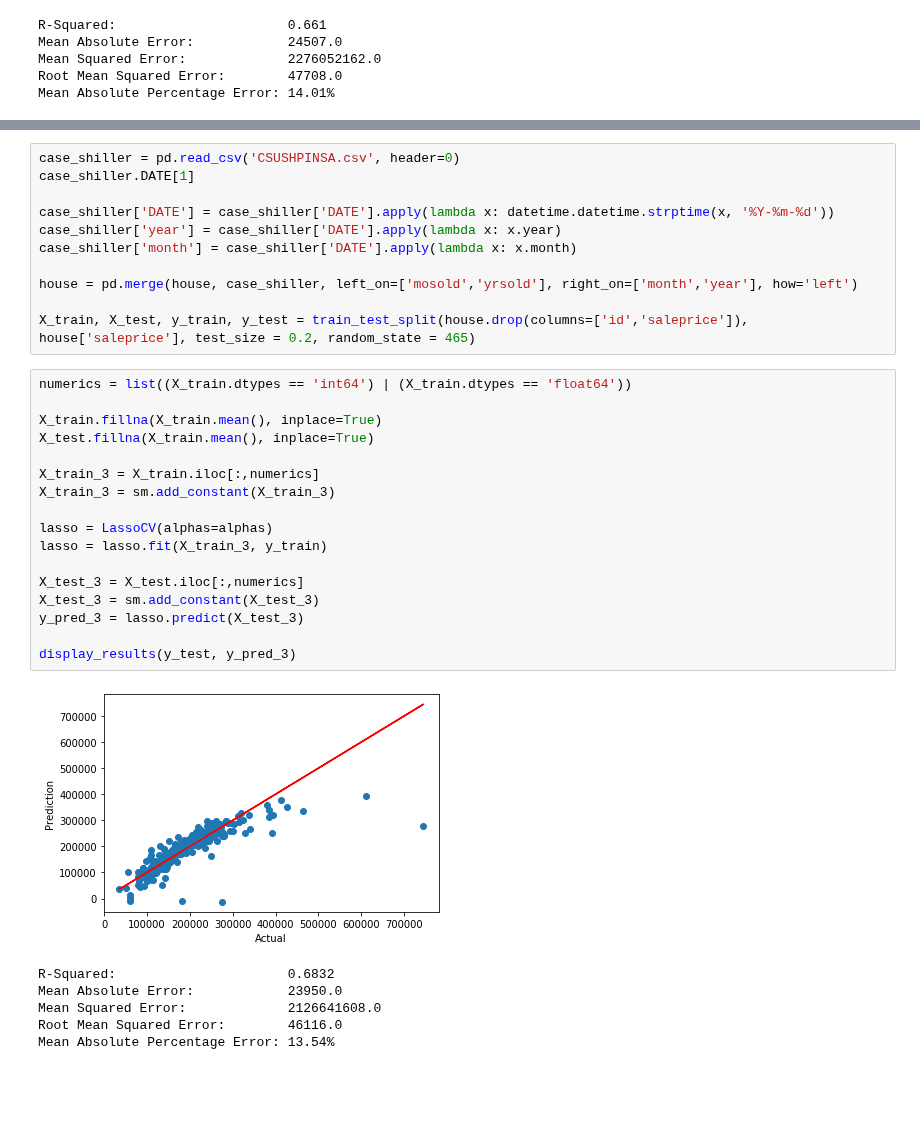
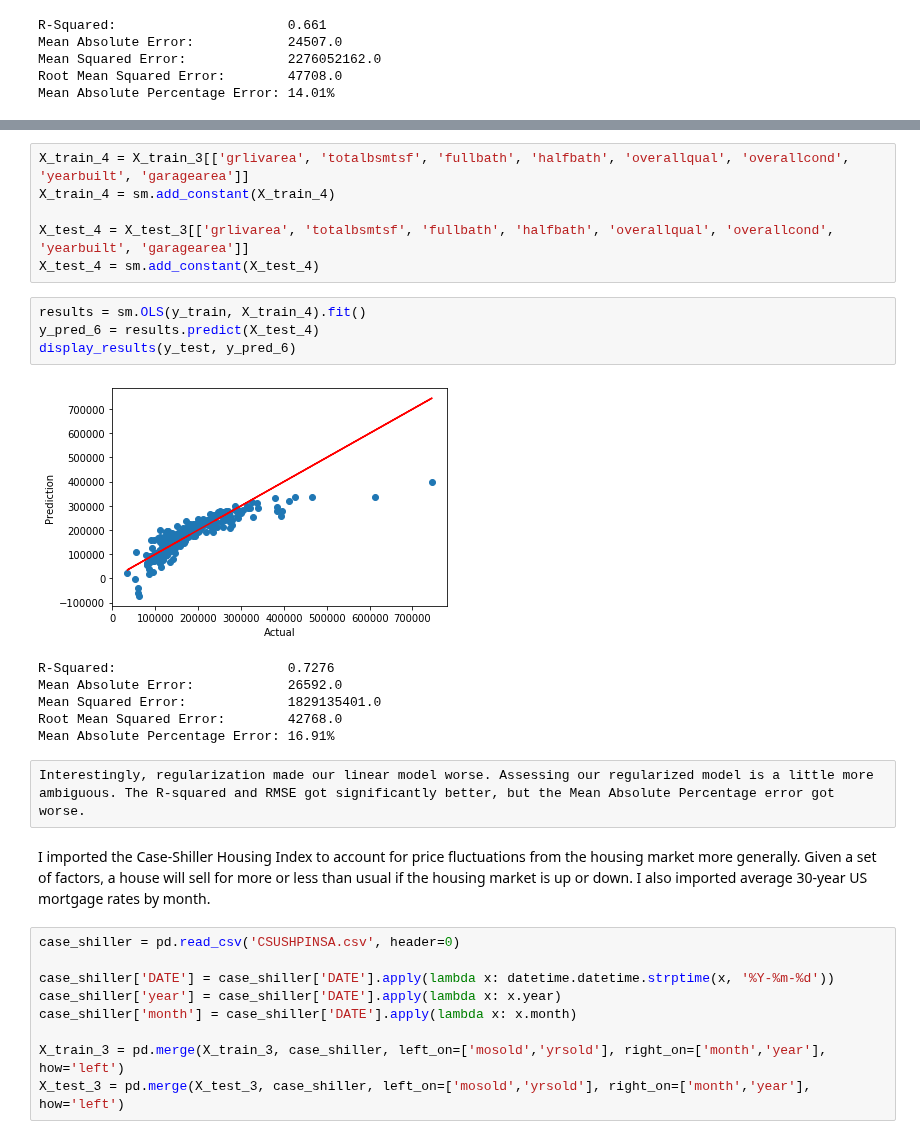
Before and after one commit to timcopelandoh/thinkful, a Jupyter notebook: Module 18 - Supervised Learning - Regression/18.8 - Regression Challenge.ipynb, the cells around one changed output, grey strips where cells are left out. Saved outputs shown, nothing was run; the diff lists cells and outputs as text; blank space fills up the shorter version.

```diff
--- a/Module 18 - Supervised Learning - Regression/18.8 - Regression Challenge.ipynb
+++ b/Module 18 - Supervised Learning - Regression/18.8 - Regression Challenge.ipynb
@@ -196,35 +238,30 @@ I imported the Case-Shiller Housing Index to account for price fluctuations from
+# %%
+X_train_4 = X_train_3[['grlivarea', 'totalbsmtsf', 'fullbath', 'halfbath', 'overallqual', 'overallcond', 'yearbuilt', 'garagearea']]
+X_train_4 = sm.add_constant(X_train_4)
+
+X_test_4 = X_test_3[['grlivarea', 'totalbsmtsf', 'fullbath', 'halfbath', 'overallqual', 'overallcond', 'yearbuilt', 'garagearea']]
+X_test_4 = sm.add_constant(X_test_4)
+# %%
+results = sm.OLS(y_train, X_train_4).fit()
+y_pred_6 = results.predict(X_test_4)
+display_results(y_test, y_pred_6)
+# %% [output]
+[figure, added]
+R-Squared:                      0.7276
+Mean Absolute Error:            26592.0
+Mean Squared Error:             1829135401.0
+Root Mean Squared Error:        42768.0
+Mean Absolute Percentage Error: 16.91%
+# %% [raw]
+Interestingly, regularization made our linear model worse. Assessing our regularized model is a little more ambiguous. The R-squared and RMSE got significantly better, but the Mean Absolute Percentage error got worse.
+# %% [markdown]
+I imported the Case-Shiller Housing Index to account for price fluctuations from the housing market more generally. Given a set of factors, a house will sell for more or less than usual if the housing market is up or down. I also imported average 30-year US mortgage rates by month.
 # %%
 case_shiller = pd.read_csv('CSUSHPINSA.csv', header=0)
-case_shiller.DATE[1]
 
 case_shiller['DATE'] = case_shiller['DATE'].apply(lambda x: datetime.datetime.strptime(x, '%Y-%m-%d'))
 case_shiller['year'] = case_shiller['DATE'].apply(lambda x: x.year)
 case_shiller['month'] = case_shiller['DATE'].apply(lambda x: x.month)
 
-house = pd.merge(house, case_shiller, left_on=['mosold','yrsold'], right_on=['month','year'], how='left')
-
-X_train, X_test, y_train, y_test = train_test_split(house.drop(columns=['id','saleprice']), house['saleprice'], test_size = 0.2, random_state = 465)
+X_train_3 = pd.merge(X_train_3, case_shiller, left_on=['mosold','yrsold'], right_on=['month','year'], how='left')
+X_test_3 = pd.merge(X_test_3, case_shiller, left_on=['mosold','yrsold'], right_on=['month','year'], how='left')
-# %%
-numerics = list((X_train.dtypes == 'int64') | (X_train.dtypes == 'float64'))
-
-X_train.fillna(X_train.mean(), inplace=True)
-X_test.fillna(X_train.mean(), inplace=True)
-
-X_train_3 = X_train.iloc[:,numerics]
-X_train_3 = sm.add_constant(X_train_3)
-
-lasso = LassoCV(alphas=alphas)
-lasso = lasso.fit(X_train_3, y_train)
-
-X_test_3 = X_test.iloc[:,numerics]
-X_test_3 = sm.add_constant(X_test_3)
-y_pred_3 = lasso.predict(X_test_3)
-
-display_results(y_test, y_pred_3)
-# %% [output]
-[figure, removed]
-R-Squared:                      0.6832
-Mean Absolute Error:            23950.0
-Mean Squared Error:             2126641608.0
-Root Mean Squared Error:        46116.0
-Mean Absolute Percentage Error: 13.54%
```
Also changed, not shown: parts of 11 cells of this notebook, 2 other files.
